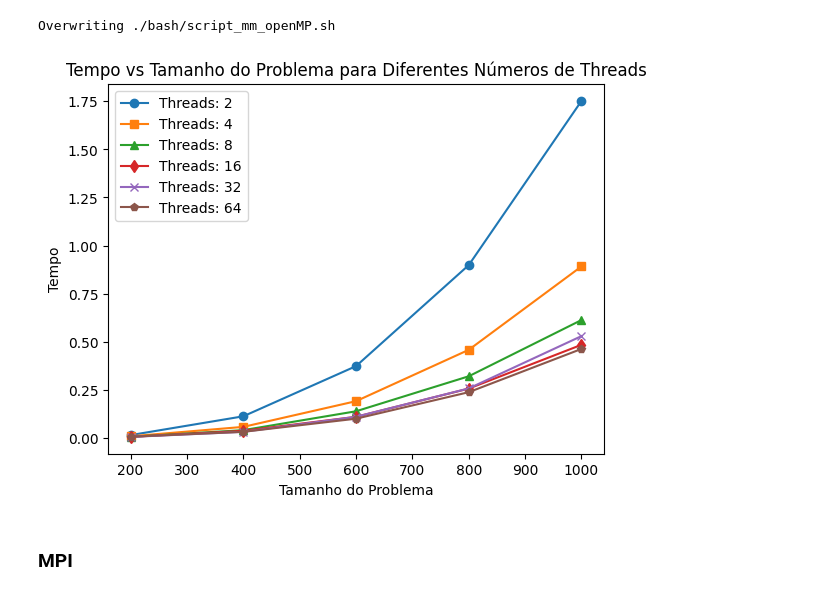
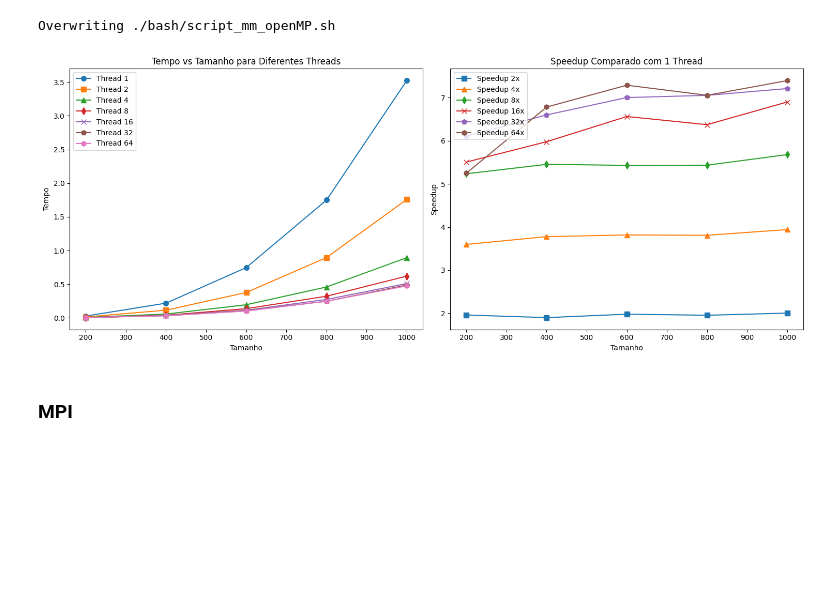
Before and after one commit to orlandomotapires/handss-on-fpp, a Jupyter notebook: notebook_solutions/Hands-On-5-Basic-Hybrid-Application-MPI+OpenMP/Hands-On-5-Basic-Hybrid-Application-MPI+OpenMP.ipynb, the cells around one changed output. Drawn from its saved outputs; the diff is of its cells as text; code cells hidden in the pictures; blank space fills up the shorter version.

```diff
--- a/notebook_solutions/Hands-On-5-Basic-Hybrid-Application-MPI+OpenMP/Hands-On-5-Basic-Hybrid-Application-MPI+OpenMP.ipynb
+++ b/notebook_solutions/Hands-On-5-Basic-Hybrid-Application-MPI+OpenMP/Hands-On-5-Basic-Hybrid-Application-MPI+OpenMP.ipynb
@@ -118,47 +281,11 @@ Overwriting ./bash/script_mm_openMP.sh
 # %%
 !rm ./output/mm_mpi.txt
 !bash ./bash/script_mm_openMP.sh
-# %%
-import matplotlib.pyplot as plt
-
-file_name = "./output/mm_openMP.txt"
-
-# Ler o arquivo e armazenar os dados
-dados = {}
-with open(file_name, 'r') as file:
-    for line in file:
-        valores = line.split()
-        for i in range(0, len(valores), 3):
-            tamanho = float(valores[i])
-            tempo = float(valores[i + 1])
-            threads = float(valores[i + 2])
-            if threads in dados:
-                dados[threads].append((tamanho, tempo))
-            else:
-                dados[threads] = [(tamanho, tempo)]
-
-# Opções de estilo para as linhas do gráfico
-estilos = ['o-', 's-', '^-', 'd-', 'x-', 'p-', 'h-', '+-']
-estilo_idx = 0
-
-# Ordenar os dados e criar o gráfico
-for threads, valores in dados.items():
-    if estilo_idx >= len(estilos):
-        estilo_idx = 0  # Resetar o índice de estilos se tiver mais linhas que estilos disponíveis
-    valores.sort(key=lambda x: x[0])  # Ordenar pelo tamanho
-    tamanhos = [x[0] for x in valores]
-    tempos = [x[1] for x in valores]
-    plt.plot(tamanhos, tempos, estilos[estilo_idx], label=f'Threads: {int(threads)}')
-    estilo_idx += 1
-
-# Configurar e mostrar o gráfico
-plt.xlabel('Tamanho do Problema')
-plt.ylabel('Tempo')
-plt.title('Tempo vs Tamanho do Problema para Diferentes Números de Threads')
-plt.legend()
-plt.show()
-# %% [output]
-[figure, removed]
+# %%
+file_name = "./output/mm_openMP.txt"
+plot_function_openmp(file_name)
+# %% [output]
+[figure, added]
 # %% [markdown]
 ### MPI
 # %%
```
Also changed, not shown: parts of 17 cells of this notebook, 8 other files.
